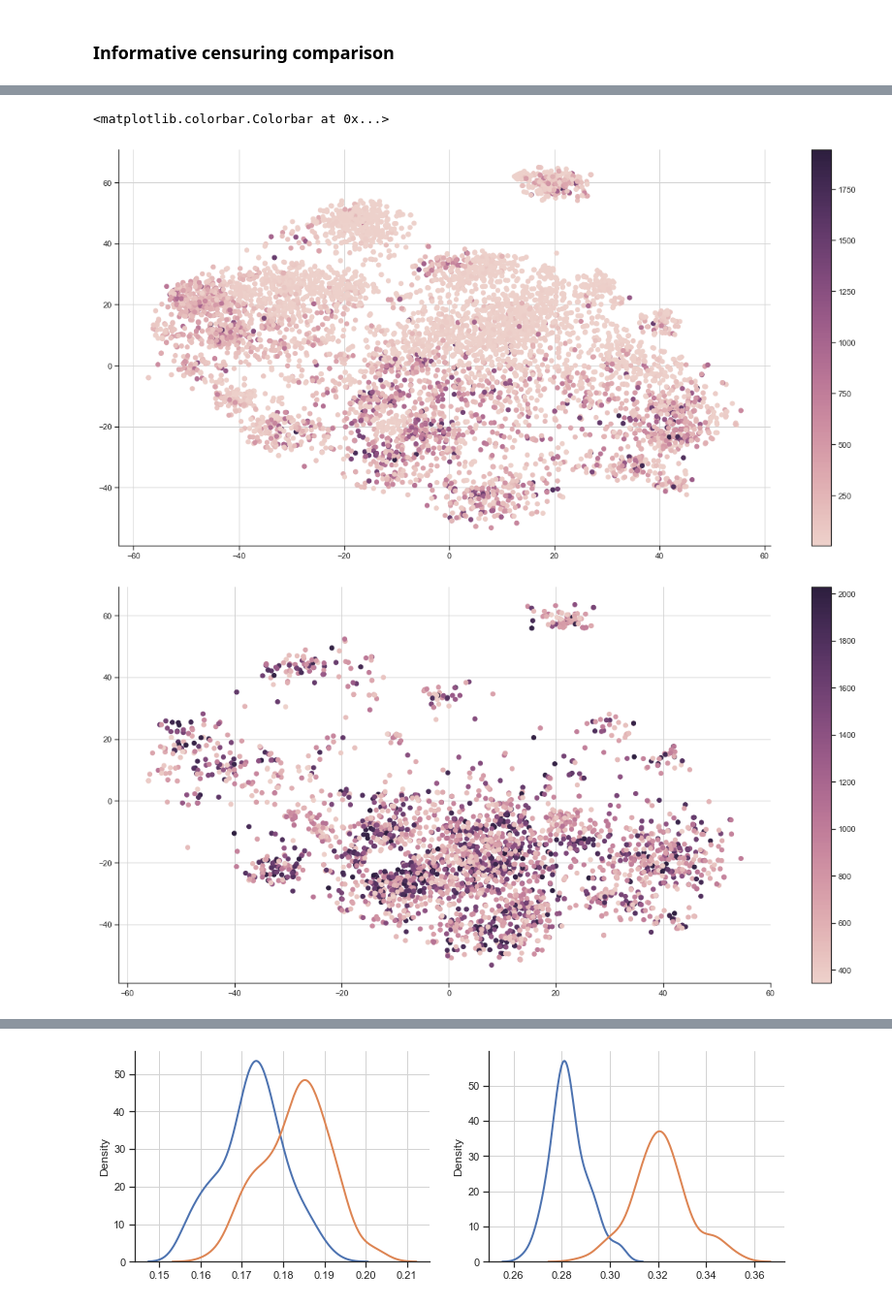
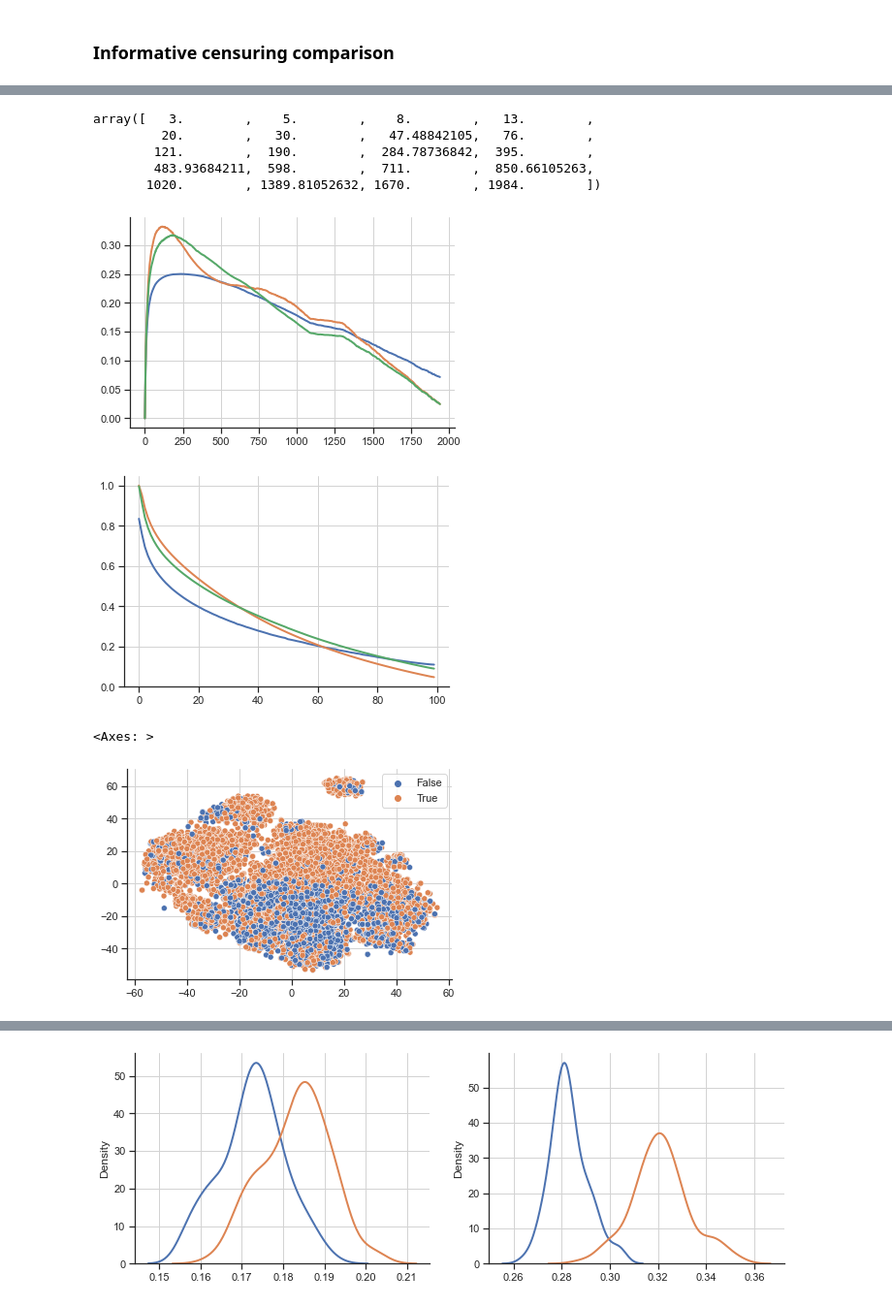
Before and after one commit to iuliivasilev/dev-survivors, a Jupyter notebook: demonstration/Articles/DistributionOfVirtualEvents/TableResults.ipynb, the cells around one changed output, grey strips where cells are left out. Shown at 97% size. Drawn from its saved outputs; the diff is of its cells as text; code cells hidden in the pictures.

```diff
--- a/demonstration/Articles/DistributionOfVirtualEvents/TableResults.ipynb
+++ b/demonstration/Articles/DistributionOfVirtualEvents/TableResults.ipynb
@@ -206,17 +196,39 @@ sns.scatterplot(x=X_embedded[:, 0], y=X_embedded[:, 1],
-# %%
-cmap = sns.cubehelix_palette(as_cmap=True)
-f, ax = plt.subplots(figsize=(20, 10))
-ind = np.where(y["cens"] == 1)[0]
-points = ax.scatter(x=X_embedded[ind, 0], y=X_embedded[ind, 1],
-                c=y[ind]["time"], cmap=cmap)
-f.colorbar(points)
-
-f, ax = plt.subplots(figsize=(20, 10))
-ind = np.where(y["cens"] == 0)[0]
-points = ax.scatter(x=X_embedded[ind, 0], y=X_embedded[ind, 1],
-                c=y[ind]["time"], cmap=cmap)
-f.colorbar(points)
-# %% [output]
-<matplotlib.colorbar.Colorbar at 0x...>
-[figure, removed]
-[figure, removed]
+# %%
+np.quantile(km.durs, np.linspace(0.01, 0.99, 20))
+# %% [output]
+array([   3.        ,    5.        ,    8.        ,   13.        ,
+         20.        ,   30.        ,   47.48842105,   76.        ,
+        121.        ,  190.        ,  284.78736842,  395.        ,
+        483.93684211,  598.        ,  711.        ,  850.66105263,
+       1020.        , 1389.81052632, 1670.        , 1984.        ])
+# %%
+ibs_sf_ = metr.ibs_remain(y, y_, np.repeat(sf[np.newaxis, :], X_.shape[0], axis=0), bins_HO, axis=1)
+ibs_sf1_ = metr.ibs_remain(y, y_, np.repeat(sf1[np.newaxis, :], X_.shape[0], axis=0), bins_HO, axis=1)
+ibs_sf2_ = metr.ibs_remain(y, y_, np.repeat(sf2[np.newaxis, :], X_.shape[0], axis=0), bins_HO, axis=1)
+
+plt.plot(ibs_sf_)
+plt.plot(ibs_sf1_)
+plt.plot(ibs_sf2_)
+plt.show()
+
+auprc_sf_ = metr.auprc(y, y_, np.repeat(sf[np.newaxis, :], X_.shape[0], axis=0), bins_HO, axis=1)
+auprc_sf1_ = metr.auprc(y, y_, np.repeat(sf1[np.newaxis, :], X_.shape[0], axis=0), bins_HO, axis=1)
+auprc_sf2_ = metr.auprc(y, y_, np.repeat(sf2[np.newaxis, :], X_.shape[0], axis=0), bins_HO, axis=1)
+plt.plot(auprc_sf_)
+plt.plot(auprc_sf1_)
+plt.plot(auprc_sf2_)
+plt.show()
+# %% [output]
+[figure, added]
+[figure, added]
+# %%
+from sklearn.manifold import TSNE
+from sklearn.preprocessing import StandardScaler
+
+X_scaled = StandardScaler().fit_transform(X.fillna(X.median()))
+X_embedded = TSNE(n_components=2, perplexity=50, learning_rate='auto', random_state=42).fit_transform(X_scaled)
+sns.scatterplot(x=X_embedded[:, 0], y=X_embedded[:, 1],
+                hue=y["cens"])
+# %% [output]
+<Axes: >
+[figure, added]
```
Also changed, not shown: parts of 13 cells of this notebook.
